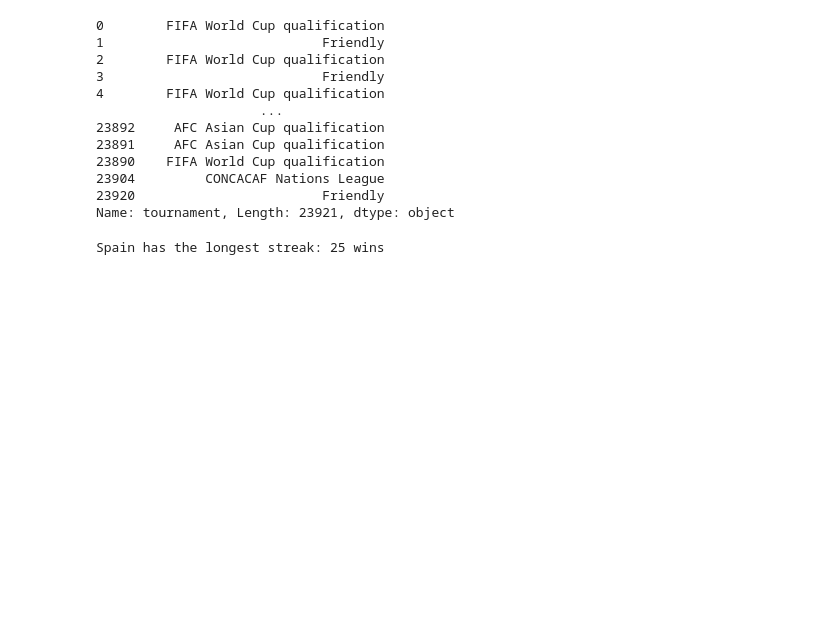
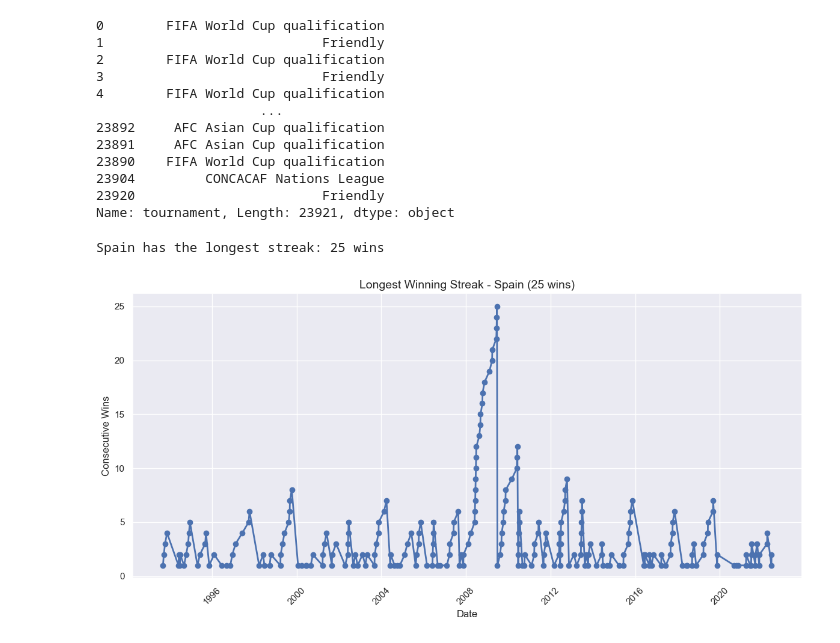
Before and after one commit to ZacharyHurt89/DataDivers_Group_Repo, a Jupyter notebook: Work_in_progress_GV/Fifa_worldcup.ipynb, the cells around one changed output. Cells and saved outputs as stored; diff of their text form; code cells hidden in the pictures; blank space fills up the shorter version.

```diff
--- a/Work_in_progress_GV/Fifa_worldcup.ipynb
+++ b/Work_in_progress_GV/Fifa_worldcup.ipynb
@@ -455,3 +455,25 @@ best_streak = longest_streaks[best_team]
 print(f"{best_team} has the longest streak: {best_streak} wins")
 # %% [output]
 Spain has the longest streak: 25 wins
+# %%
+# DataFrame for plotting
+team_df = pd.DataFrame(team_streaks)
+team_df = team_df[team_df['team'] == best_team]
+team_df = team_df[team_df['streak'] > 0]  # Filter only active streak moments
+# %%
+import matplotlib.pyplot as plt
+import seaborn as sns
+
+sns.set(style="darkgrid")
+
+plt.figure(figsize=(12, 6))
+plt.plot(team_df["date"], team_df["streak"], marker='o', linestyle='-', linewidth=2)
+
+plt.title(f"Longest Winning Streak - {best_team} ({best_streak} wins)", fontsize=14)
+plt.xlabel("Date")
+plt.ylabel("Consecutive Wins")
+plt.xticks(rotation=45)
+plt.tight_layout()
+plt.show()
+# %% [output]
+[figure, added]
```
